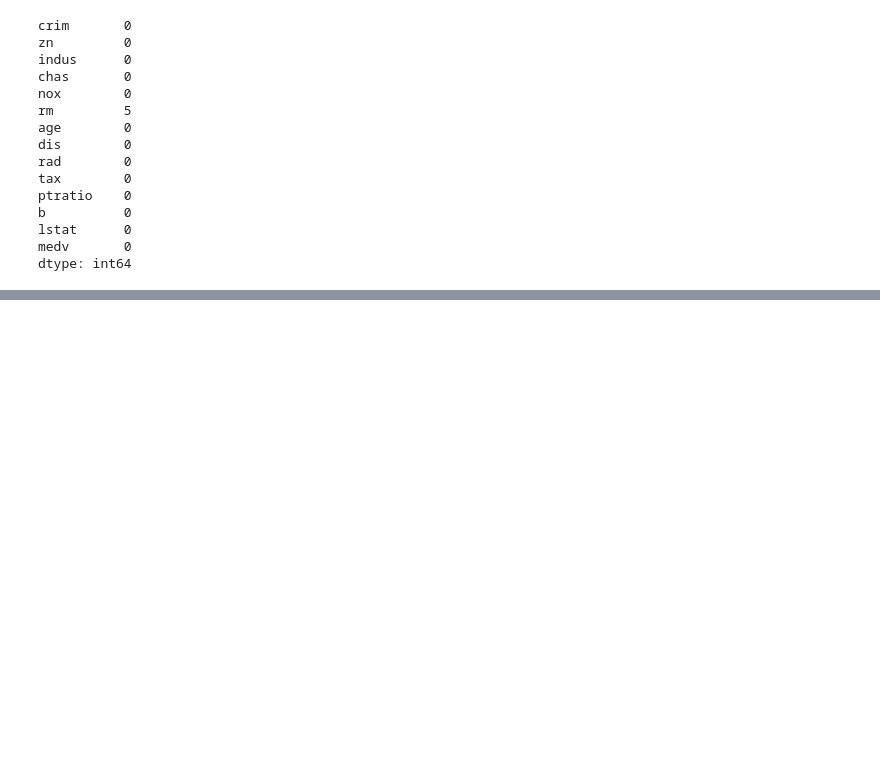
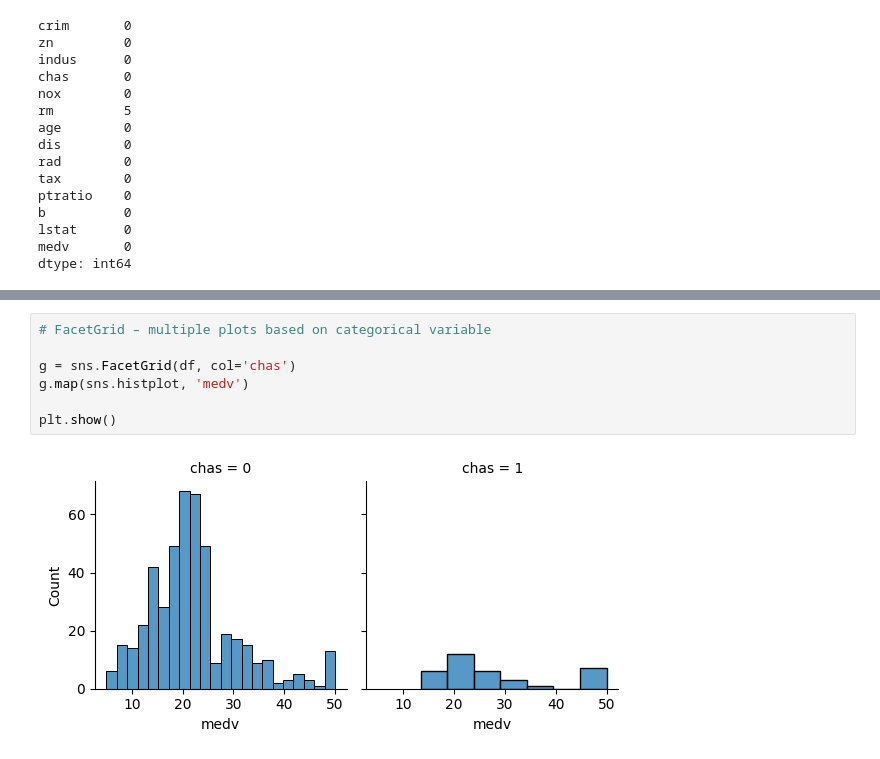
Before and after one commit to Czesiek2000/ml_ds, a Jupyter notebook: ds/linear_regression/solution.ipynb, the cells around one changed output, grey strips where cells are left out. Drawn from its saved outputs; the diff is of its cells as text; blank space fills up the shorter version.

```diff
--- a/ds/linear_regression/solution.ipynb
+++ b/ds/linear_regression/solution.ipynb
@@ -72,0 +110,9 @@ dtype: int64
+# %%
+# FacetGrid – multiple plots based on categorical variable
+
+g = sns.FacetGrid(df, col='chas')
+g.map(sns.histplot, 'medv')
+
+plt.show()
+# %% [output]
+[figure, added]
```
Also changed, not shown: parts of 18 cells of this notebook, 3 other files.
